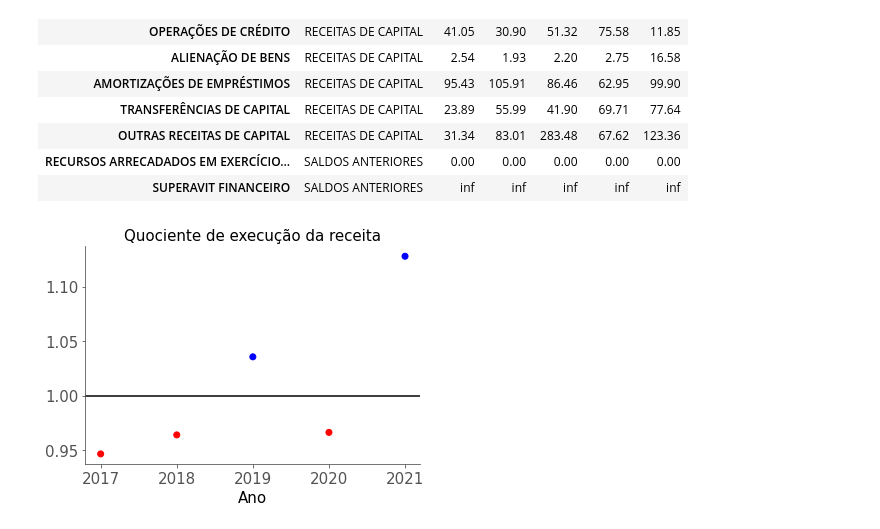
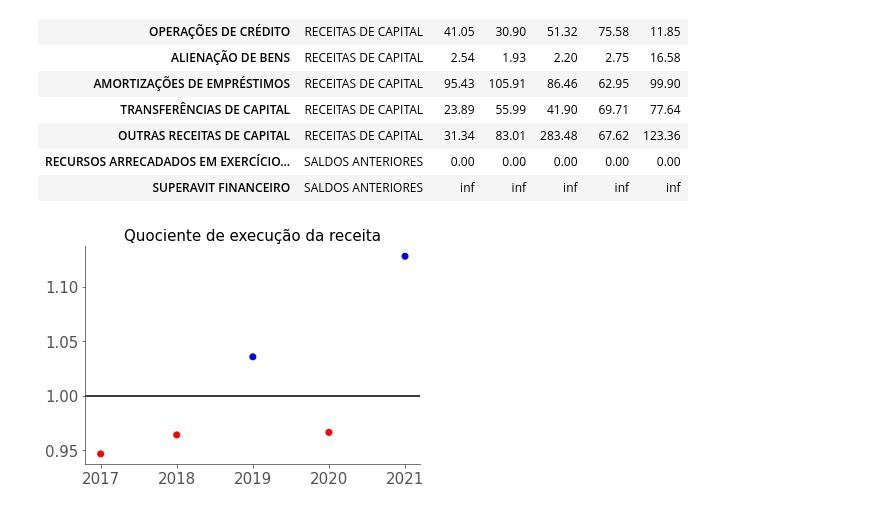
Before and after one commit to carolfazani/orcamento_sp, a Jupyter notebook: Preparando_os_dados.ipynb, the cells around one changed output. Drawn from its saved outputs; the diff is of its cells as text; code cells hidden in the pictures.

```diff
--- a/Preparando_os_dados.ipynb
+++ b/Preparando_os_dados.ipynb
@@ -1040,9 +1018,9 @@ df_ah.dropna()
 # %%
 colors = ['r', 'r', 'b', 'r', 'b']
 plt.axhline(1, color='k')
 plt.scatter(q_execucao.index, q_execucao['execução'],c=colors)
-plt.xlabel('Ano')
+#plt.xlabel('Ano')
 plt.title('Quociente de execução da receita')
-plt.savefig('grafico9.png', transparent= True, bbox_inches='tight')
+plt.savefig('grafico9.png', transparent= True, bbox_inches='tight', figsize=(12,10))
 # %% [output]
-[figure, old version]
+[figure, new version]
```
Also changed, not shown: parts of 8 cells of this notebook.
